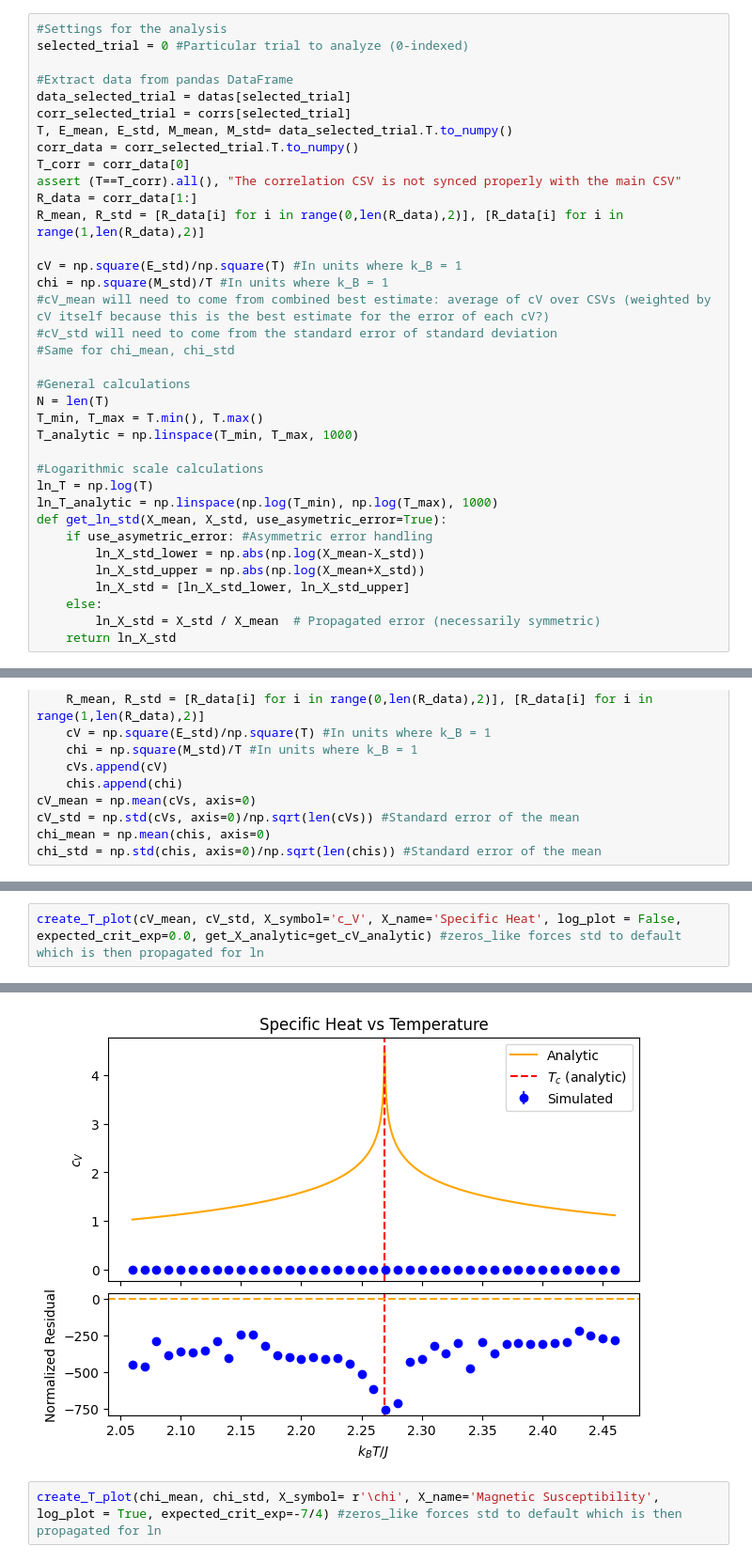
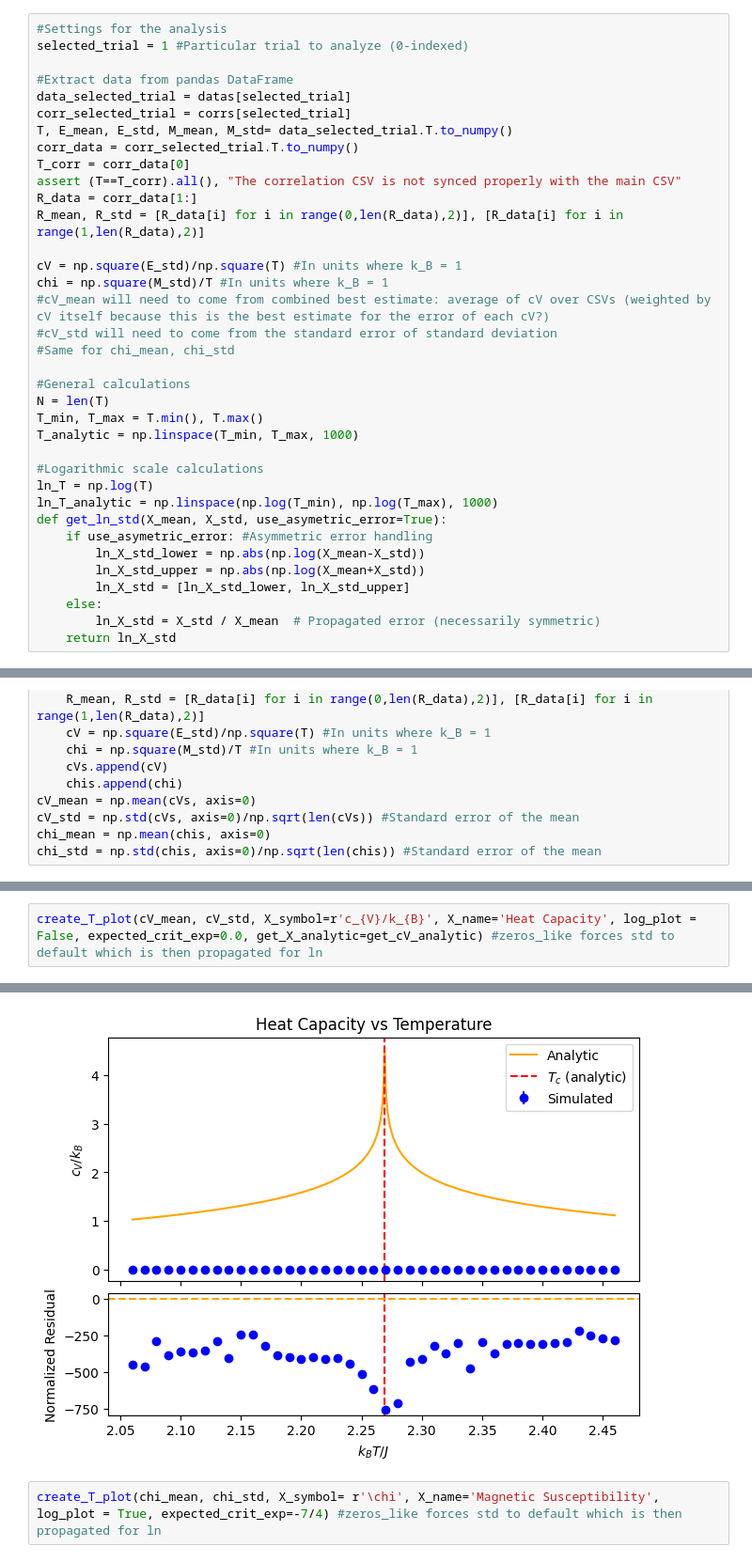
Before and after one commit to DarkLordProgrammer/ising, a Jupyter notebook: ising_plot.ipynb, the cells around one changed output, grey strips where cells are left out. Shown at 94% size. Cells and saved outputs as stored; diff of their text form.

```diff
--- a/ising_plot.ipynb
+++ b/ising_plot.ipynb
@@ -78,7 +78,7 @@ def to_tuple(bounds: list):
   return (lower,upper)
 # %%
 #Settings for the analysis
-selected_trial = 0 #Particular trial to analyze (0-indexed)
+selected_trial = 1 #Particular trial to analyze (0-indexed)
 
 #Extract data from pandas DataFrame
 data_selected_trial = datas[selected_trial]
@@ -252,8 +262,8 @@ chi_std = np.std(chis, axis=0)/np.sqrt(len(chis)) #Standard error of the mean
 # %%
-create_T_plot(cV_mean, cV_std, X_symbol='c_V', X_name='Specific Heat', log_plot = False, expected_crit_exp=0.0, get_X_analytic=get_cV_analytic) #zeros_like forces std to default which is then propagated for ln
+create_T_plot(cV_mean, cV_std, X_symbol=r'c_{V}/k_{B}', X_name='Heat Capacity', log_plot = False, expected_crit_exp=0.0, get_X_analytic=get_cV_analytic) #zeros_like forces std to default which is then propagated for ln
 # %% [output]
 Reduced chi squared (analytic): 155027.0172618874
-[figure, old version]
+[figure, new version]
 # %%
 create_T_plot(chi_mean, chi_std, X_symbol= r'\chi', X_name='Magnetic Susceptibility', log_plot = True, expected_crit_exp=-7/4) #zeros_like forces std to default which is then propagated for ln
 # %% [output]
```
Also changed, not shown: parts of 3 cells of this notebook.
